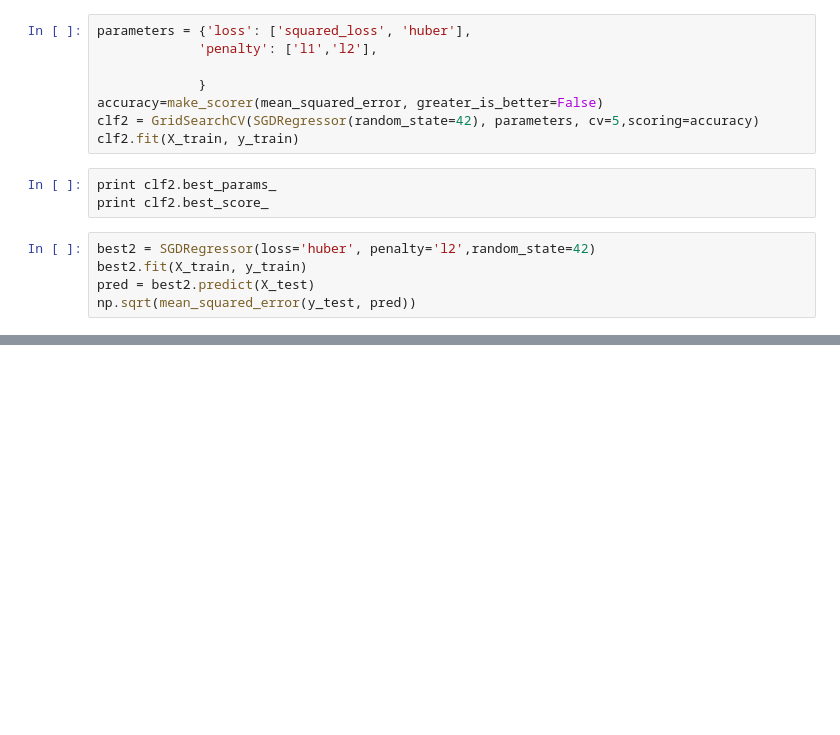
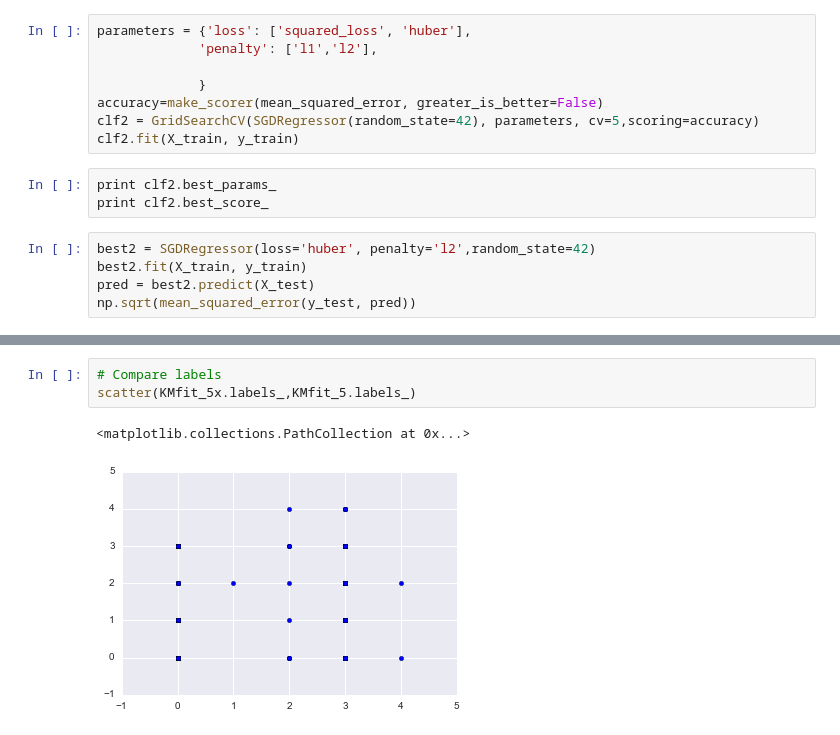
Before and after one commit to vishwabhuta/APM_House_Prices, a Jupyter notebook: APM Project.ipynb, the cells around one changed output, grey strips where cells are left out. Saved outputs shown, nothing was run; the diff lists cells and outputs as text; blank space fills up the shorter version.

```diff
--- a/APM Project.ipynb
+++ b/APM Project.ipynb
@@ -457,0 +526,6 @@ np.sqrt(mean_squared_error(y_test, pred))
+# %%
+# Compare labels
+scatter(KMfit_5x.labels_,KMfit_5.labels_)
+# %% [output]
+<matplotlib.collections.PathCollection at 0x...>
+[figure, added]
```
Also changed, not shown: parts of 49 cells of this notebook.
